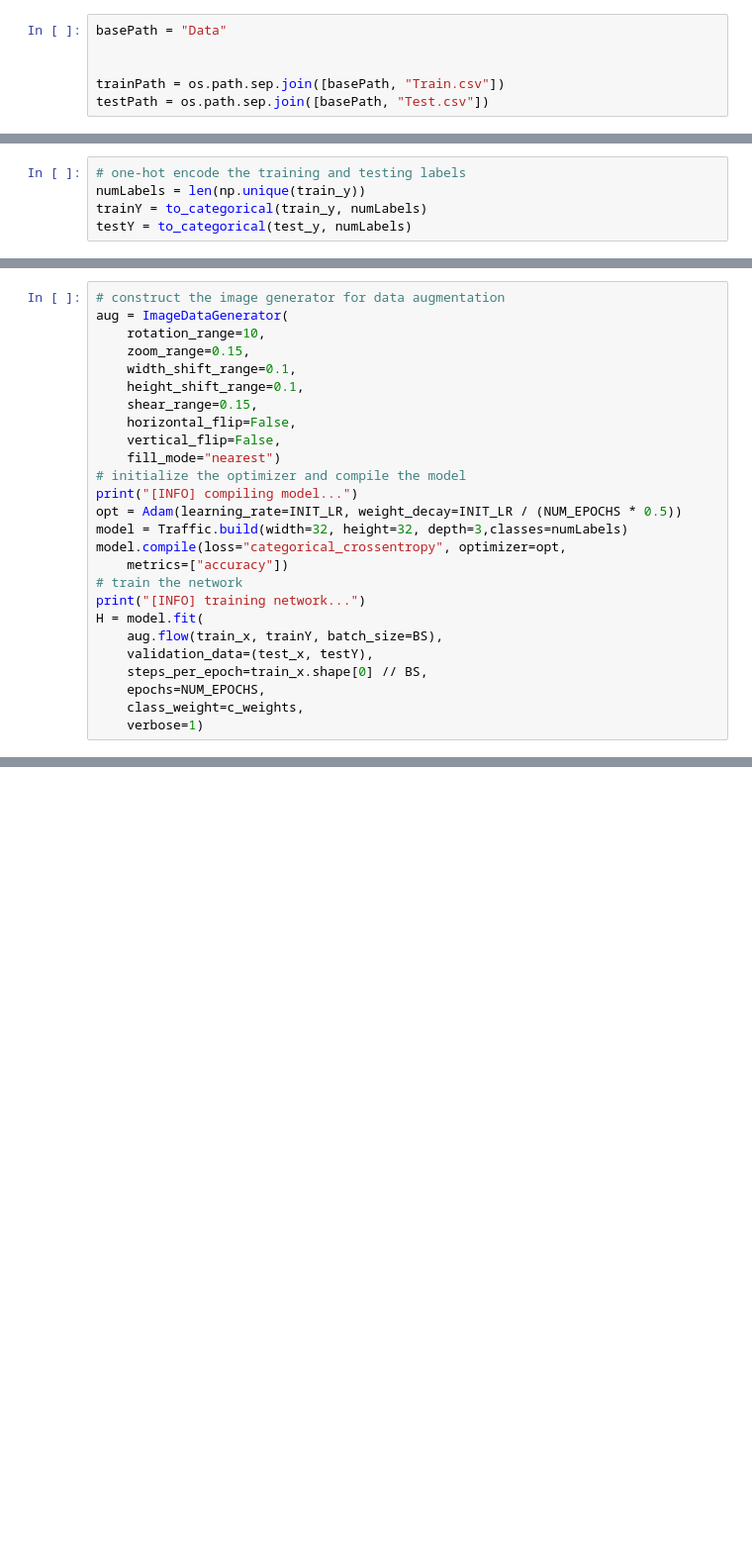
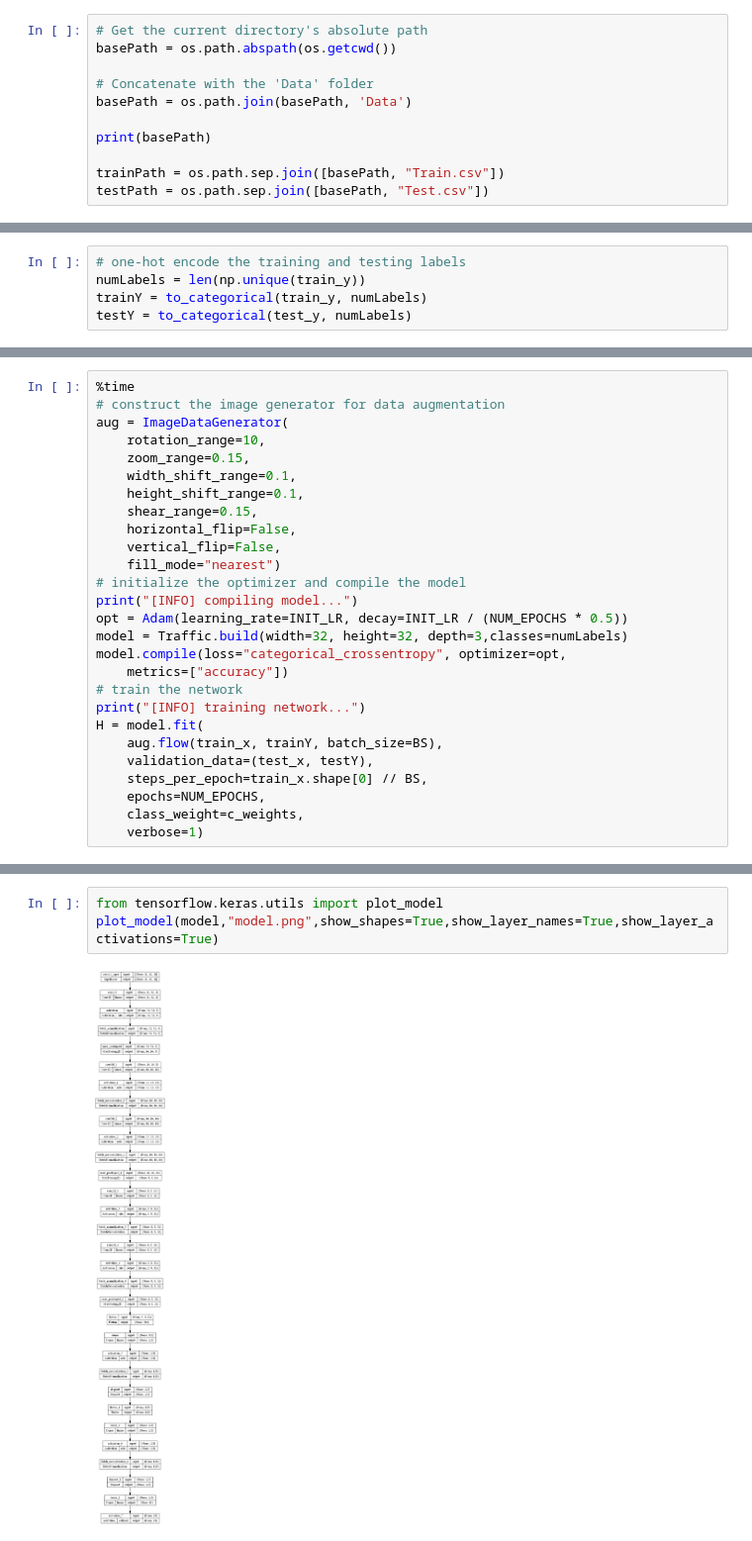
Before and after one commit to N-E-W-T-O-N/TrafficSignal, a Jupyter notebook: Traffic-Signal-Classifier-GTSRB.ipynb, the cells around one changed output, grey strips where cells are left out. Shown: that part at 99% size. Saved outputs shown, nothing was run; the diff lists cells and outputs as text; blank space fills up the shorter version.

```diff
--- a/Traffic-Signal-Classifier-GTSRB.ipynb
+++ b/Traffic-Signal-Classifier-GTSRB.ipynb
@@ -106,6 +108,11 @@ def load_split(basePath,csvPath):
 # %%
-basePath = "Data"
+# Get the current directory's absolute path
+basePath = os.path.abspath(os.getcwd())
 
+# Concatenate with the 'Data' folder
+basePath = os.path.join(basePath, 'Data')
+
+print(basePath)
 
 trainPath = os.path.sep.join([basePath, "Train.csv"])
 testPath = os.path.sep.join([basePath, "Test.csv"])
@@ -162,4 +240,5 @@ print(train_x[0])
 # %%
+%time
 # construct the image generator for data augmentation
 aug = ImageDataGenerator(
 	rotation_range=10,
@@ -172,7 +251,7 @@ aug = ImageDataGenerator(
 	fill_mode="nearest")
 # initialize the optimizer and compile the model
 print("[INFO] compiling model...")
-opt = Adam(learning_rate=INIT_LR, weight_decay=INIT_LR / (NUM_EPOCHS * 0.5))
+opt = Adam(learning_rate=INIT_LR, decay=INIT_LR / (NUM_EPOCHS * 0.5))
 model = Traffic.build(width=32, height=32, depth=3,classes=numLabels)
 model.compile(loss="categorical_crossentropy", optimizer=opt,
 	metrics=["accuracy"])
@@ -210,0 +329,5 @@ plt.savefig(args["plot"])
+# %%
+from tensorflow.keras.utils import plot_model
+plot_model(model,"model.png",show_shapes=True,show_layer_names=True,show_layer_activations=True)
+# %% [output]
+[figure, added]
```
Also changed, not shown: parts of 10 cells of this notebook.
